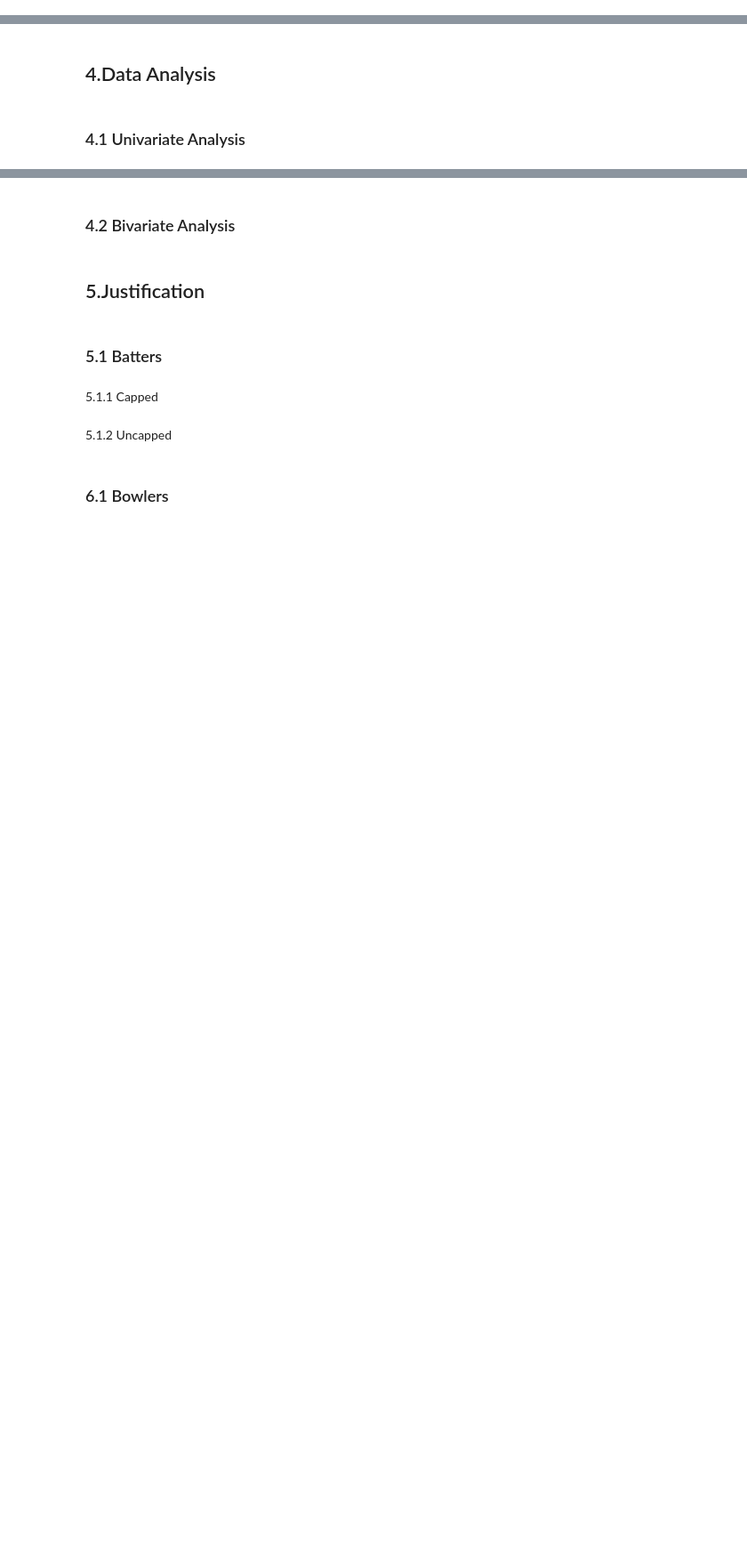
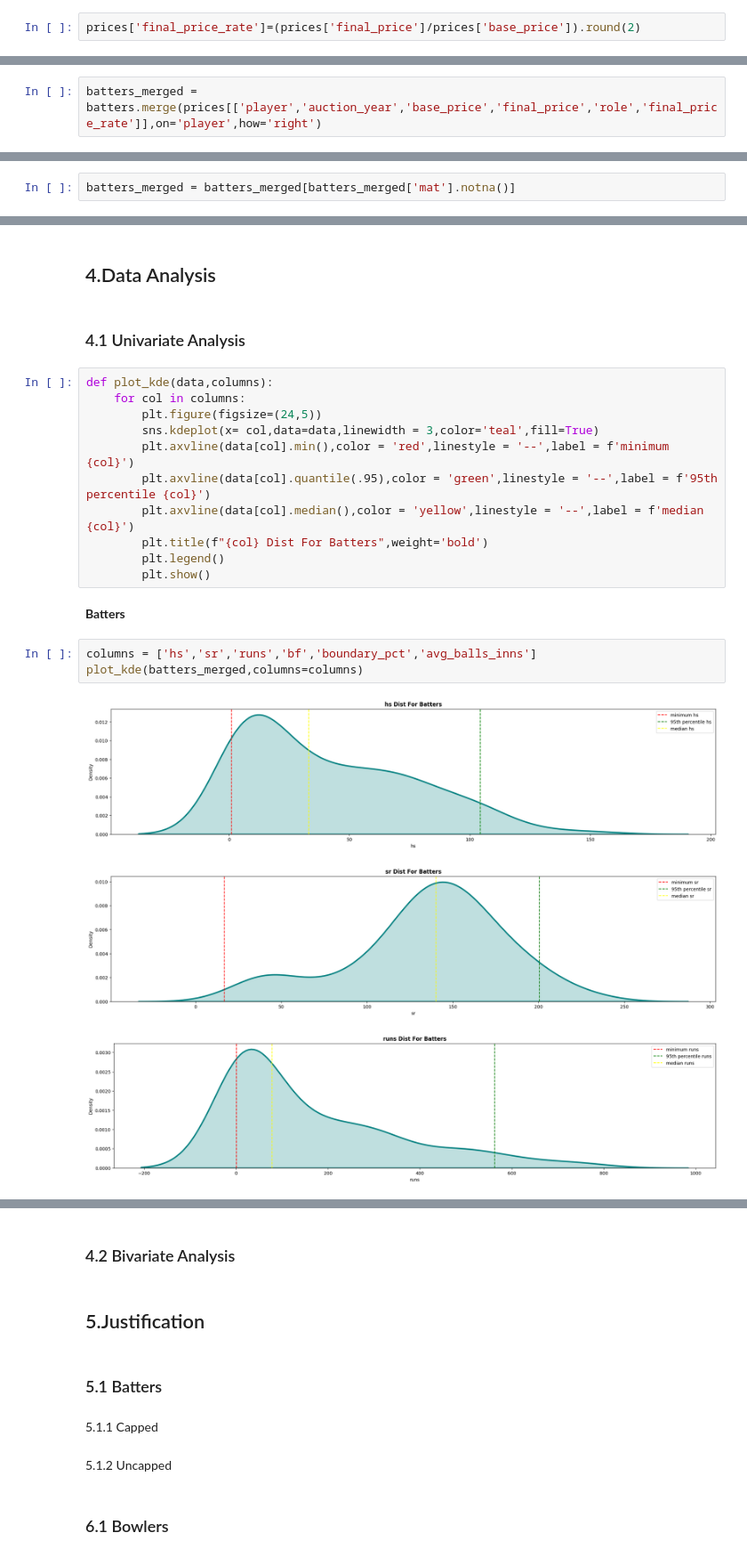
Before and after one commit to IamRaNo/InsightForge, a Jupyter notebook: Are Prices Justified - IPL 2026/_jupyter_notebooks/price_justification.ipynb, the cells around one changed output, grey strips where cells are left out. Shown at 89% size. Saved outputs shown, nothing was run; the diff lists cells and outputs as text; blank space fills up the shorter version.

```diff
--- a/Are Prices Justified - IPL 2026/_jupyter_notebooks/price_justification.ipynb
+++ b/Are Prices Justified - IPL 2026/_jupyter_notebooks/price_justification.ipynb
@@ -224,0 +286,2 @@ prices.sample(3)
+# %%
+prices['final_price_rate']=(prices['final_price']/prices['base_price']).round(2)
@@ -224,0 +309,2 @@ prices.sample(3)
+# %%
+batters_merged = batters.merge(prices[['player','auction_year','base_price','final_price','role','final_price_rate']],on='player',how='right')
@@ -224,0 +323,2 @@ prices.sample(3)
+# %%
+batters_merged = batters_merged[batters_merged['mat'].notna()]
@@ -226,3 +347,23 @@ prices.sample(3)
 ## 4.Data Analysis
 # %% [markdown]
 ### 4.1 Univariate Analysis
+# %%
+def plot_kde(data,columns):
+    for col in columns:
+        plt.figure(figsize=(24,5))
+        sns.kdeplot(x= col,data=data,linewidth = 3,color='teal',fill=True)
+        plt.axvline(data[col].min(),color = 'red',linestyle = '--',label = f'minimum {col}')
+        plt.axvline(data[col].quantile(.95),color = 'green',linestyle = '--',label = f'95th percentile {col}')
+        plt.axvline(data[col].median(),color = 'yellow',linestyle = '--',label = f'median {col}')
+        plt.title(f"{col} Dist For Batters",weight='bold')
+        plt.legend()
+        plt.show()
+# %% [markdown]
+**Batters**
+# %%
+columns = ['hs','sr','runs','bf','boundary_pct','avg_balls_inns']
+plot_kde(batters_merged,columns=columns)
+# %% [output]
+[figure, added]
+[figure, added]
+[figure, added]
```
Also changed, not shown: parts of 21 cells of this notebook, 1 other file.
